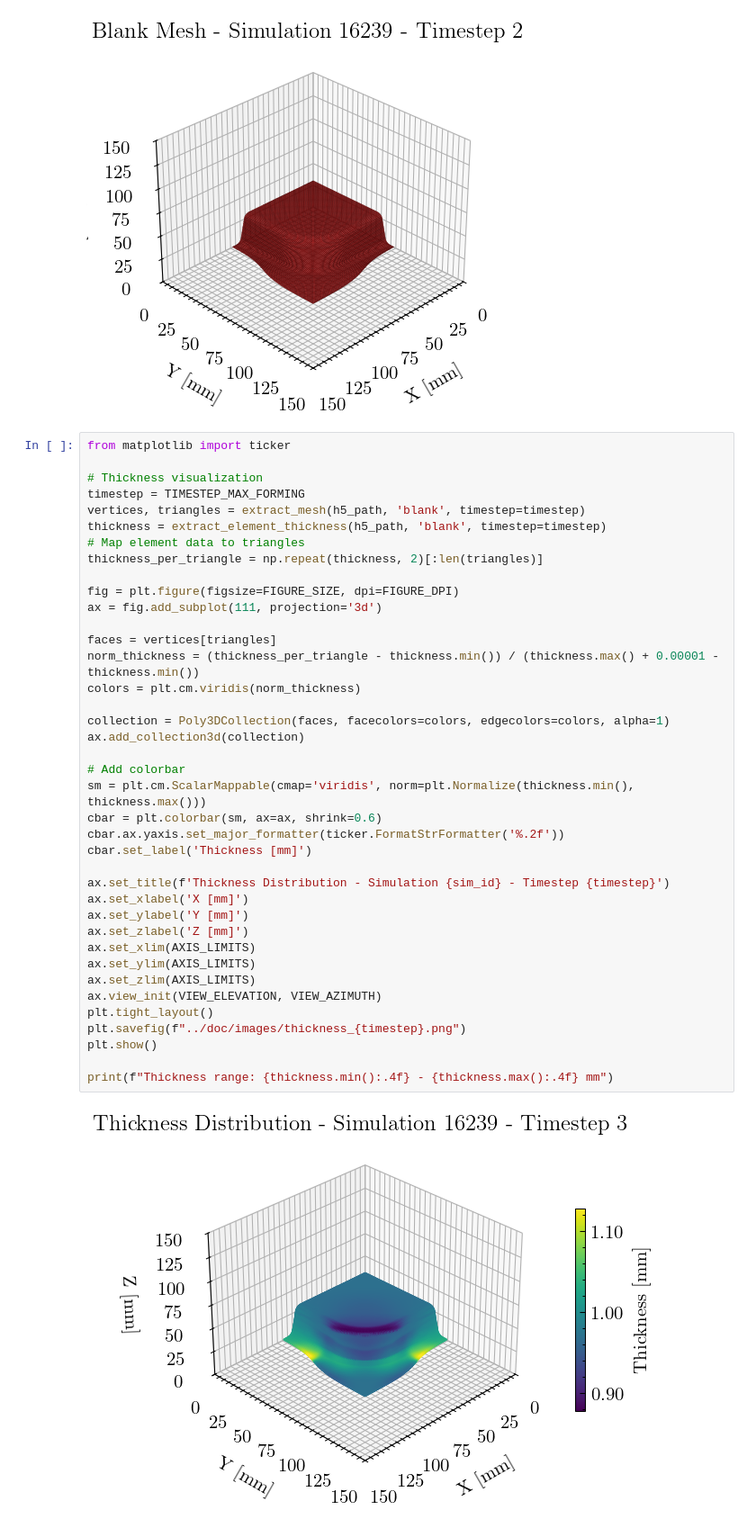
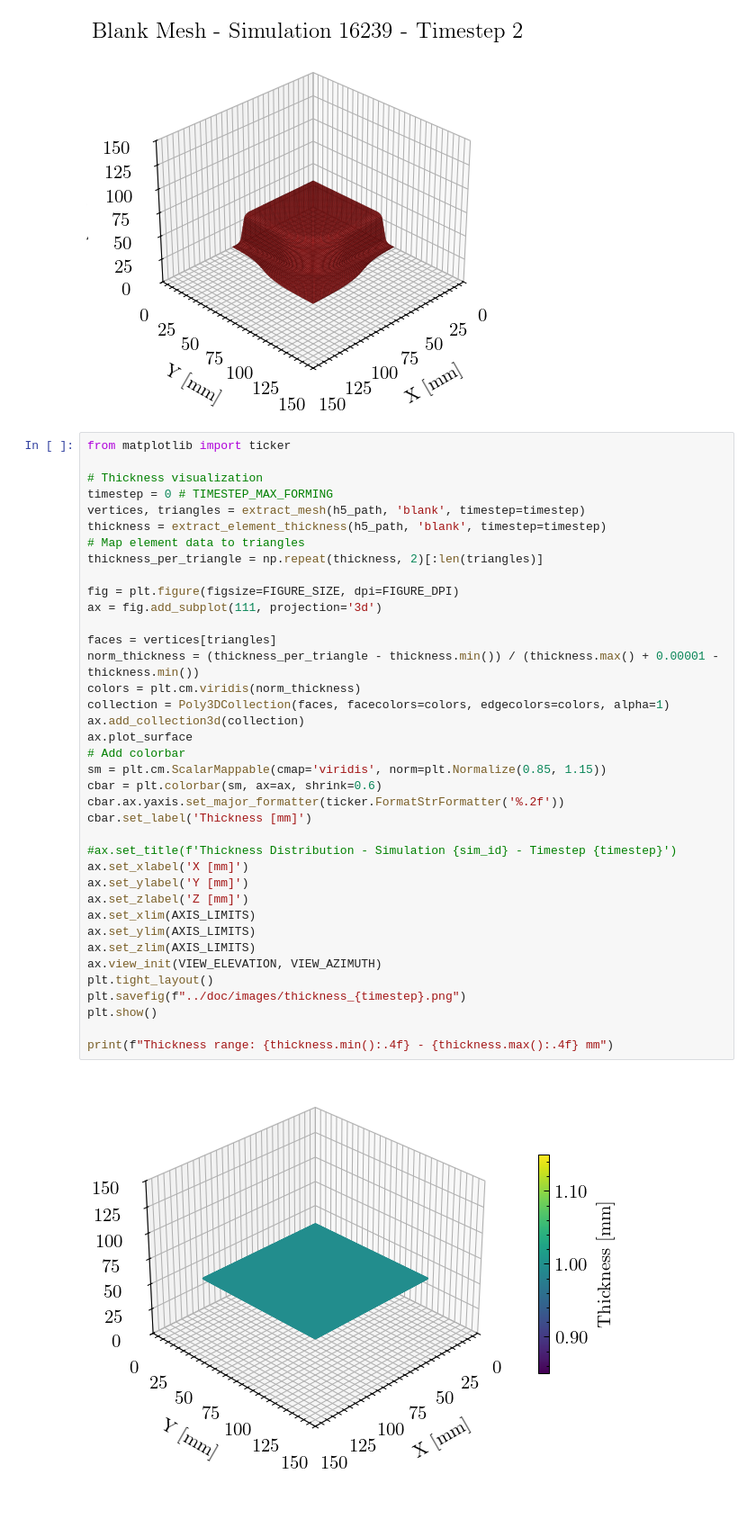
Before and after one commit to BaumSebastian/DDACS, a Jupyter notebook: examples/dataset_demo.ipynb, the cells around one changed output. Shown: that part at 90% size. Cells and saved outputs as stored; diff of their text form; blank space fills up the shorter version.

Commit message:
added another image and gif to display thickness distribution

```diff
--- a/examples/dataset_demo.ipynb
+++ b/examples/dataset_demo.ipynb
@@ -295,40 +295,39 @@ Mesh: 11236 vertices, 22050 faces
 from matplotlib import ticker
 
 # Thickness visualization
-timestep = TIMESTEP_MAX_FORMING
+timestep = 0 # TIMESTEP_MAX_FORMING
 vertices, triangles = extract_mesh(h5_path, 'blank', timestep=timestep)
 thickness = extract_element_thickness(h5_path, 'blank', timestep=timestep)
 # Map element data to triangles
 thickness_per_triangle = np.repeat(thickness, 2)[:len(triangles)]
 
 fig = plt.figure(figsize=FIGURE_SIZE, dpi=FIGURE_DPI)
 ax = fig.add_subplot(111, projection='3d')
 
 faces = vertices[triangles]
 norm_thickness = (thickness_per_triangle - thickness.min()) / (thickness.max() + 0.00001 - thickness.min())
 colors = plt.cm.viridis(norm_thickness)
-
 collection = Poly3DCollection(faces, facecolors=colors, edgecolors=colors, alpha=1)
 ax.add_collection3d(collection)
-
+ax.plot_surface
 # Add colorbar
-sm = plt.cm.ScalarMappable(cmap='viridis', norm=plt.Normalize(thickness.min(), thickness.max()))
+sm = plt.cm.ScalarMappable(cmap='viridis', norm=plt.Normalize(0.85, 1.15))
 cbar = plt.colorbar(sm, ax=ax, shrink=0.6)
 cbar.ax.yaxis.set_major_formatter(ticker.FormatStrFormatter('%.2f'))
 cbar.set_label('Thickness [mm]')
 
-ax.set_title(f'Thickness Distribution - Simulation {sim_id} - Timestep {timestep}')
+#ax.set_title(f'Thickness Distribution - Simulation {sim_id} - Timestep {timestep}')
 ax.set_xlabel('X [mm]')
 ax.set_ylabel('Y [mm]')
 ax.set_zlabel('Z [mm]')
 ax.set_xlim(AXIS_LIMITS)
 ax.set_ylim(AXIS_LIMITS)
 ax.set_zlim(AXIS_LIMITS)
 ax.view_init(VIEW_ELEVATION, VIEW_AZIMUTH)
 plt.tight_layout()
 plt.savefig(f"../doc/images/thickness_{timestep}.png")
 plt.show()
 
 print(f"Thickness range: {thickness.min():.4f} - {thickness.max():.4f} mm")
 # %% [output]
-[figure, old version]
+[figure, new version]
```
Also changed, not shown: parts of 1 cell of this notebook, 5 other files.
